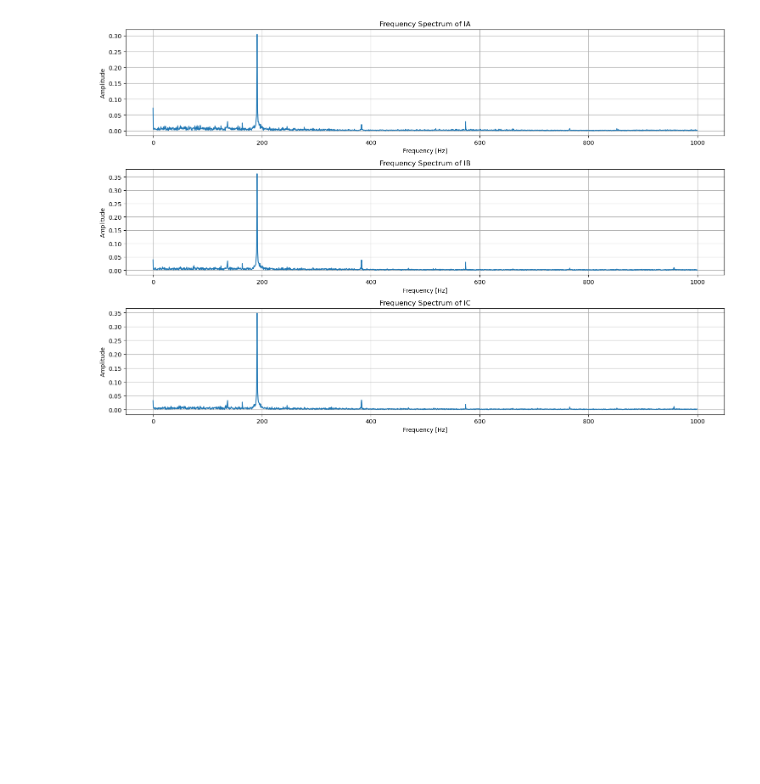
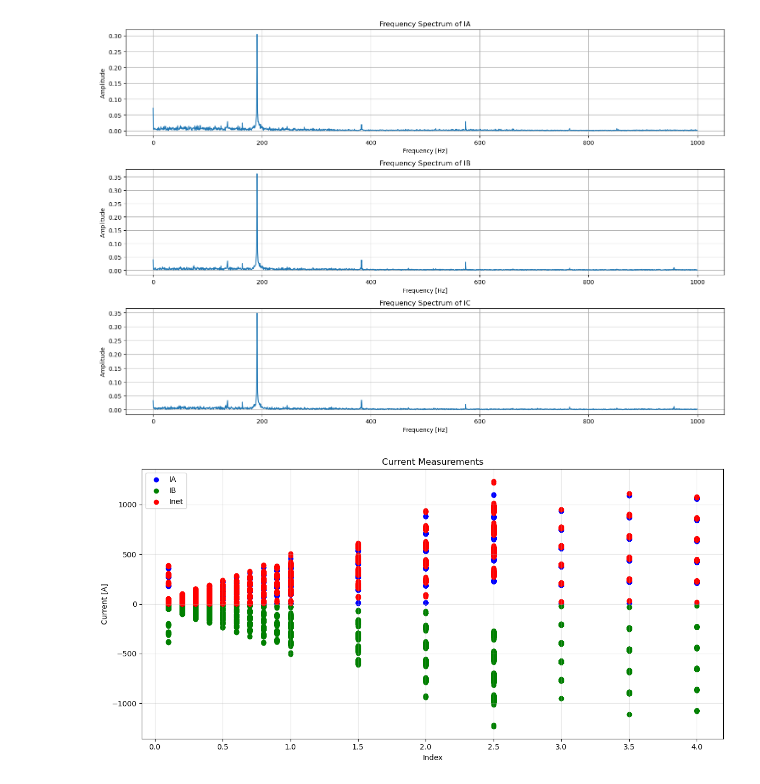
Before and after one commit to koji1027/SoccerRobot2024, a Jupyter notebook: Software/MD_Rev4.0_PIO_ver1/analyze.ipynb, the cells around one changed output. Drawn from its saved outputs; the diff is of its cells as text; code cells hidden in the pictures; blank space fills up the shorter version.

```diff
--- a/Software/MD_Rev4.0_PIO_ver1/analyze.ipynb
+++ b/Software/MD_Rev4.0_PIO_ver1/analyze.ipynb
@@ -323,3 +323,34 @@ plt.tight_layout()
 plt.show()
 # %% [output]
 [figure]
+# %%
+import pandas as pd
+import matplotlib.pyplot as plt
+
+# CSVファイルの読み込み
+df = pd.read_csv('current.csv', header=None, names=['Itrue', 'IA', 'IB', 'IC', "Inet"])
+
+# グラフのプロット
+plt.figure(figsize=(12, 6))
+
+# IAのプロット
+plt.scatter(df['Itrue'], df['IA'], label='IA', color='blue')
+
+# IBのプロット
+plt.scatter(df['Itrue'], df['IB'], label='IB', color='green')
+
+# ICのプロット
+plt.scatter(df['Itrue'], df['Inet'], label='Inet', color='red')
+
+# グラフの設定
+plt.xlabel('Index')
+plt.ylabel('Current [A]')
+plt.title('Current Measurements')
+plt.legend()
+plt.grid(alpha=0.3)
+plt.tight_layout()
+
+# グラフの表示
+plt.show()
+# %% [output]
+[figure, added]
```
Also changed, not shown: parts of 7 cells of this notebook, 21 other files.
